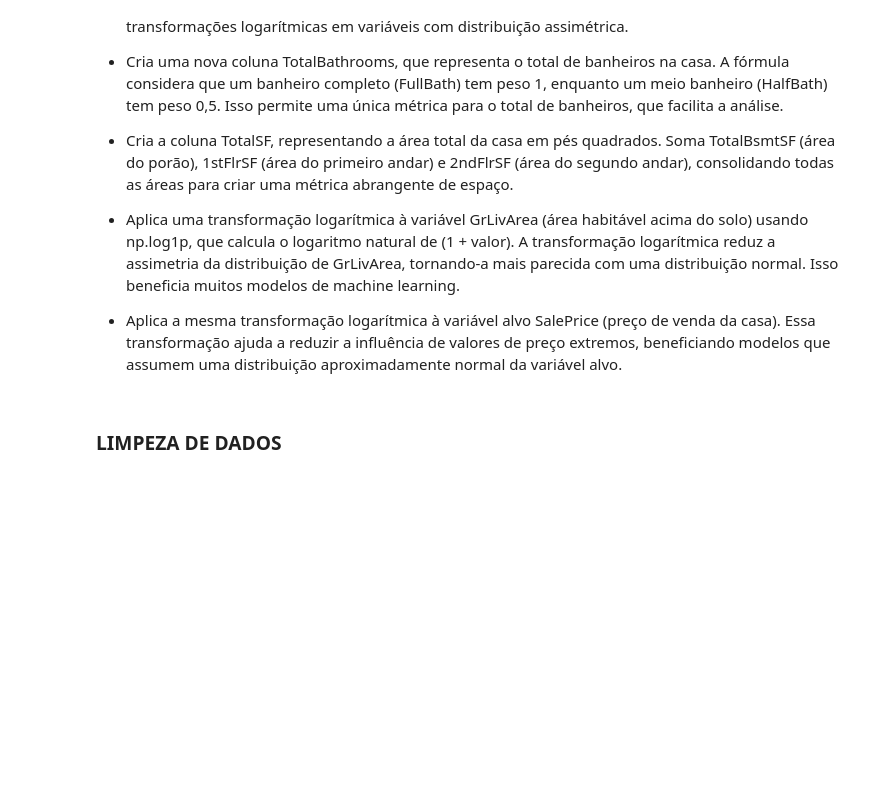
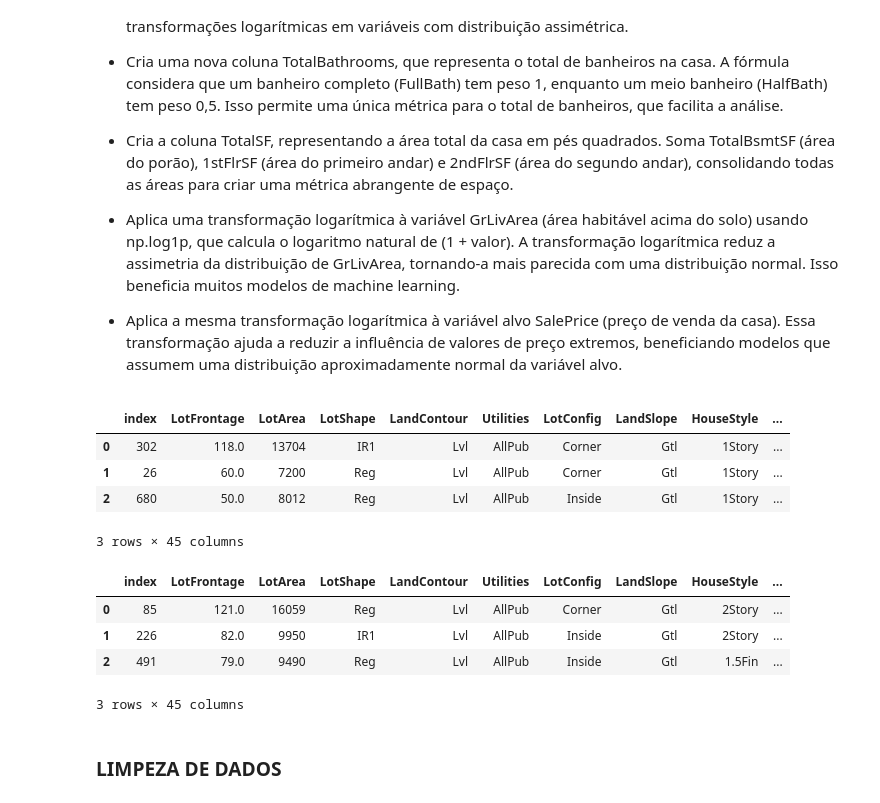
Before and after one commit to Nathan-Rgs/patternRecognition-supervisedLearning, a Jupyter notebook: regression/notebooks/pre_processing.ipynb, the cells around one changed output. Cells and saved outputs as stored; diff of their text form; code cells hidden in the pictures; blank space fills up the shorter version.

```diff
--- a/regression/notebooks/pre_processing.ipynb
+++ b/regression/notebooks/pre_processing.ipynb
@@ -18,7 +18,7 @@ from prince import MCA
 
 plt.style.use('Solarize_Light2')
 # %%
-df = pd.read_csv(filepath_or_buffer="../data/train.csv")
+df = pd.read_csv(filepath_or_buffer="../data/raw_data.csv")
 df.drop(columns="Id", inplace=True)
 
 qualitative_nominal: list[str] = [
@@ -120,6 +121,29 @@ df_test['TotalBathrooms'] = df_test['FullBath'] + (0.5 * df_test['HalfBath'])
 df_test['TotalSF'] = df_test['TotalBsmtSF'] + df_test['1stFlrSF'] + df_test['2ndFlrSF']
 df_test['GrLivArea'] = np.log1p(df_test['GrLivArea'])
 df_test['SalePrice'] = np.log1p(df_test['SalePrice'])
+# %%
+to_drop = [
+    "FullBath","HalfBath","TotalBsmtSF","1stFlrSF","2ndFlrSF"
+]
+
+df_train.drop(columns=to_drop, inplace=True)
+df_test.drop(columns=to_drop, inplace=True)
+
+del to_drop
+
+display(df_train.head(n=3))
+display(df_test.head(n=3))
+# %% [output]
+|  | index | LotFrontage | LotArea | LotShape | LandContour | Utilities | LotConfig | LandSlope | HouseStyle | ... |
+| 0 | 302 | 118.0 | 13704 | IR1 | Lvl | AllPub | Corner | Gtl | 1Story | ... |
+| 1 | 26 | 60.0 | 7200 | Reg | Lvl | AllPub | Corner | Gtl | 1Story | ... |
+| 2 | 680 | 50.0 | 8012 | Reg | Lvl | AllPub | Inside | Gtl | 1Story | ... |
+3 rows × 45 columns
+|  | index | LotFrontage | LotArea | LotShape | LandContour | Utilities | LotConfig | LandSlope | HouseStyle | ... |
+| 0 | 85 | 121.0 | 16059 | Reg | Lvl | AllPub | Corner | Gtl | 2Story | ... |
+| 1 | 226 | 82.0 | 9950 | IR1 | Lvl | AllPub | Inside | Gtl | 2Story | ... |
+| 2 | 491 | 79.0 | 9490 | Reg | Lvl | AllPub | Inside | Gtl | 1.5Fin | ... |
+3 rows × 45 columns
 # %% [markdown]
 ### LIMPEZA DE DADOS
 # %%
```
Also changed, not shown: parts of 9 cells of this notebook, 1 other file.
